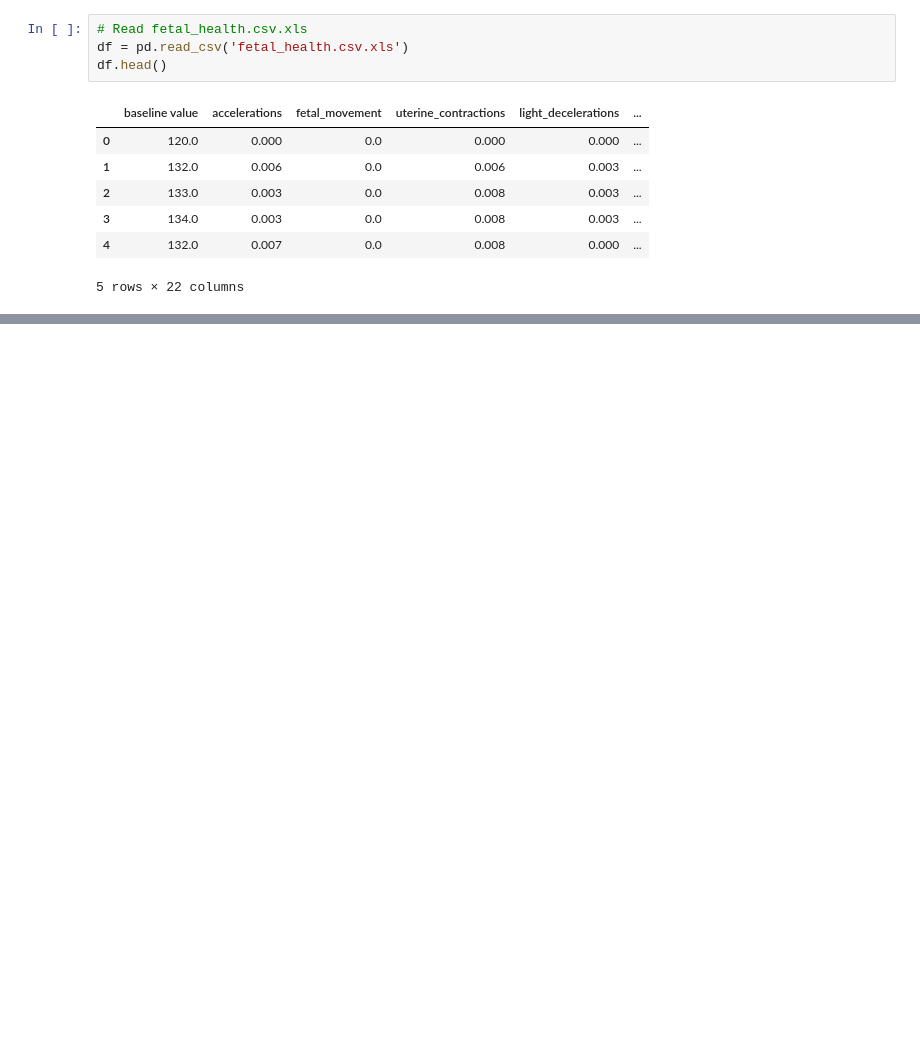
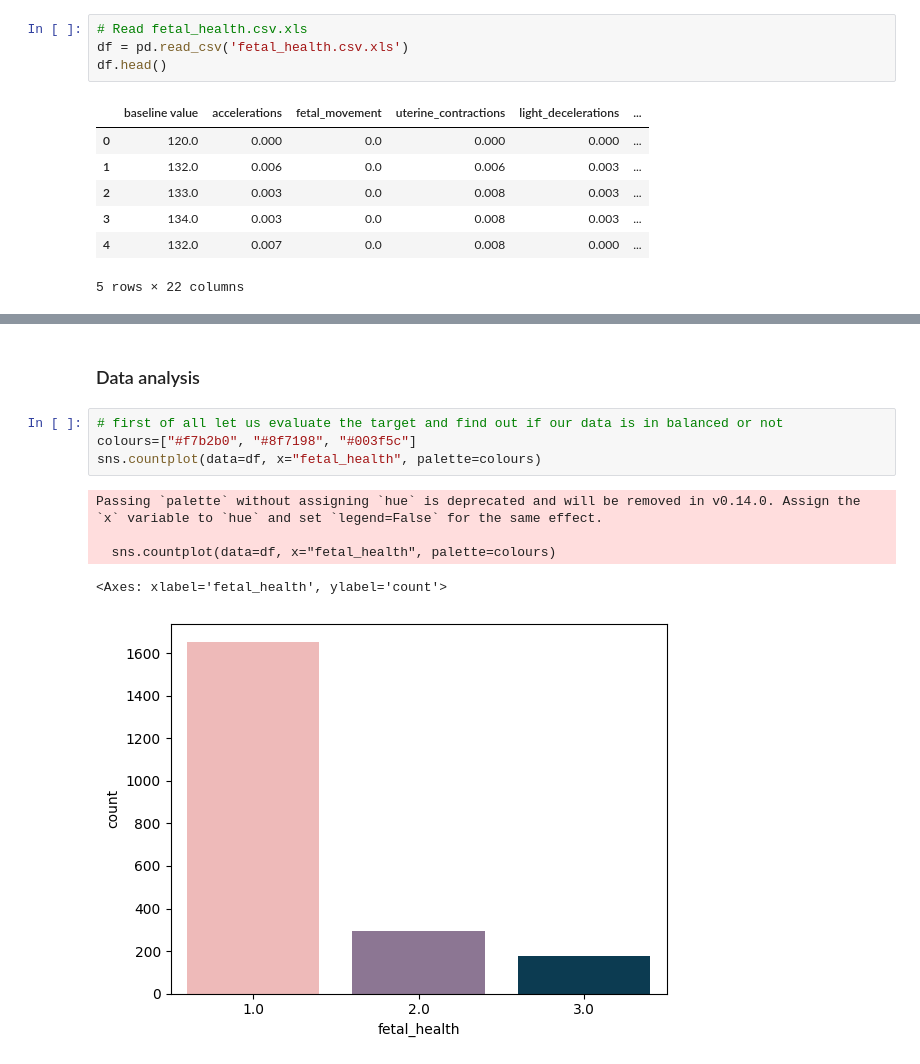
Before and after one commit to IsaacArredondo/fetal_health_classification, a Jupyter notebook: main.ipynb, the cells around one changed output, grey strips where cells are left out. Saved outputs shown, nothing was run; the diff lists cells and outputs as text; blank space fills up the shorter version.

Commit message:
data analysis

```diff
--- a/main.ipynb
+++ b/main.ipynb
@@ -34,0 +73,12 @@ df.head()
+# %% [markdown]
+### Data analysis
+# %%
+# first of all let us evaluate the target and find out if our data is in balanced or not
+colours=["#f7b2b0", "#8f7198", "#003f5c"]
+sns.countplot(data=df, x="fetal_health", palette=colours)
+# %% [output]
+Passing `palette` without assigning `hue` is deprecated and will be removed in v0.14.0. Assign the `x` variable to `hue` and set `legend=False` for the same effect.
+
+  sns.countplot(data=df, x="fetal_health", palette=colours)
+<Axes: xlabel='fetal_health', ylabel='count'>
+[figure, added]
```
Also changed, not shown: parts of 11 cells of this notebook.
